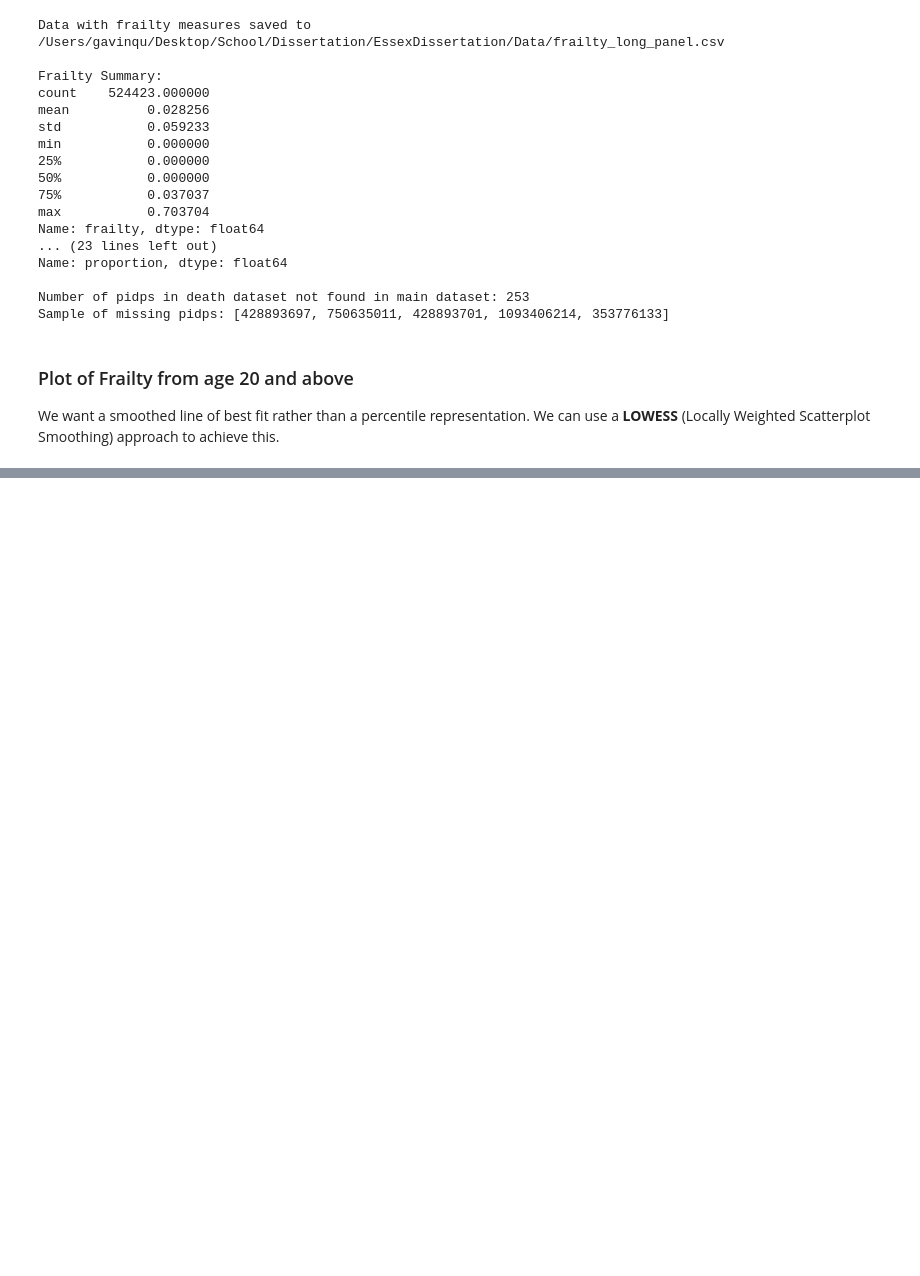
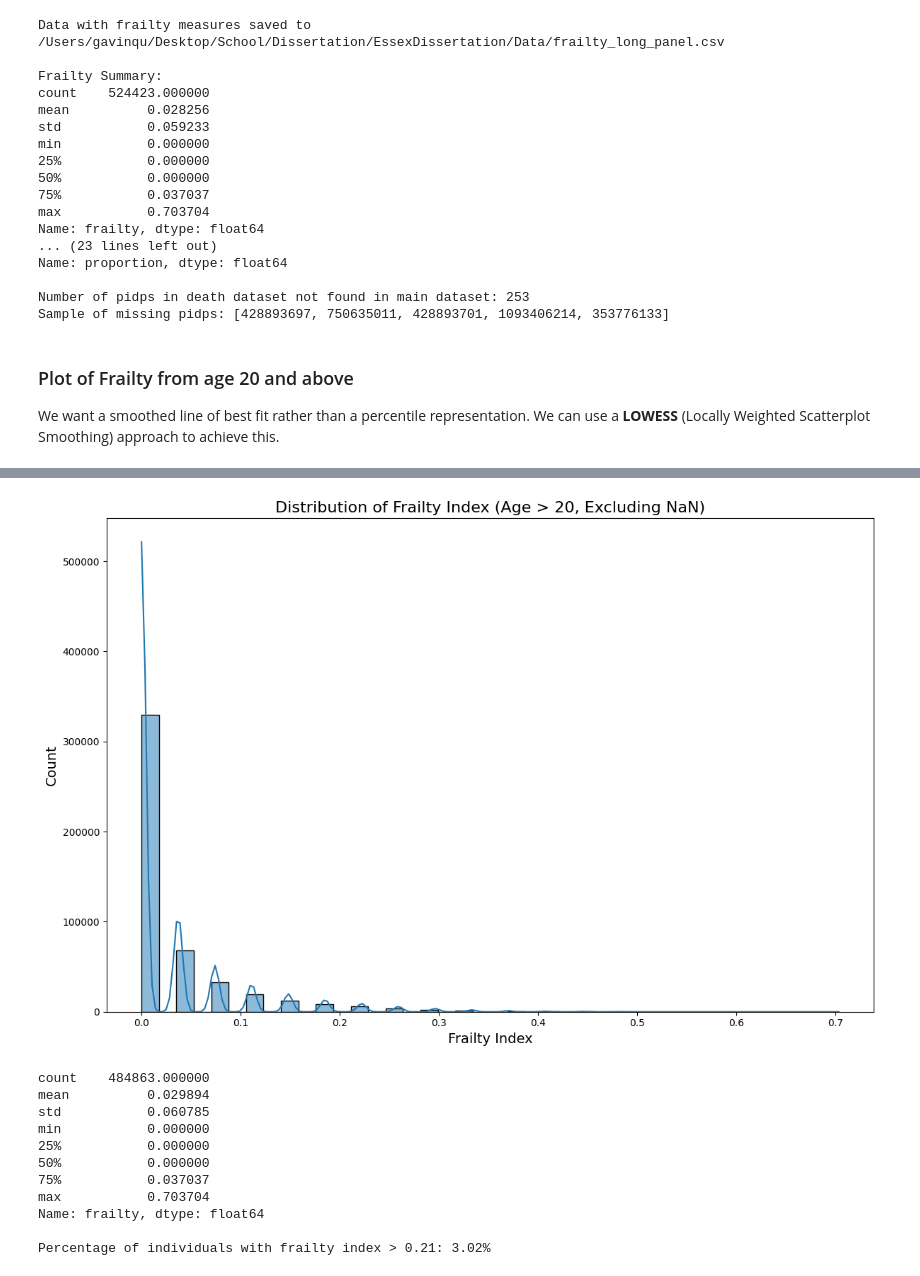
Before and after one commit to GJQu/EssexDissertation, a Jupyter notebook: frailty_july.ipynb, the cells around one changed output, grey strips where cells are left out. Drawn from its saved outputs; the diff is of its cells as text; code cells hidden in the pictures; blank space fills up the shorter version.

```diff
--- a/frailty_july.ipynb
+++ b/frailty_july.ipynb
@@ -436,0 +447,45 @@ print(f"\nNumber of NaN frailty values excluded for age > 20: {num_nan}")
+# %%
+import pandas as pd
+import matplotlib.pyplot as plt
+import seaborn as sns
+import numpy as np
+
+# Load the data
+df = pd.read_csv('/Users/gavinqu/Desktop/School/Dissertation/EssexDissertation/Data/frailty_long_panel.csv')
+
+# Filter for age_dv > 20 and exclude NaN frailty values
+df_filtered = df[(df['age_dv'] > 20) & (~np.isnan(df['frailty']))]
+
+# Create the histogram
+plt.figure(figsize=(12, 8))
+sns.histplot(data=df_filtered, x='frailty', bins=40, kde=True)
+
+plt.title('Distribution of Frailty Index (Age > 20, Excluding NaN)', fontsize=16)
+plt.xlabel('Frailty Index', fontsize=14)
+plt.ylabel('Count', fontsize=14)
+
+# Improve the layout
+plt.tight_layout()
+
+# Show the plot
+plt.show()
+
+# Print summary statistics of the frailty distribution
+print(df_filtered['frailty'].describe())
+
+# Calculate and print the percentage of individuals with frailty index > 0.21
+high_frailty = (df_filtered['frailty'] > 0.21).mean() * 100
+print(f"\nPercentage of individuals with frailty index > 0.21: {high_frailty:.2f}%")
+# %% [output]
+[figure, added]
+count    484863.000000
+mean          0.029894
+std           0.060785
+min           0.000000
+25%           0.000000
+50%           0.000000
+75%           0.037037
+max           0.703704
+Name: frailty, dtype: float64
+
+Percentage of individuals with frailty index > 0.21: 3.02%
```
Also changed, not shown: parts of 1 cell of this notebook.
